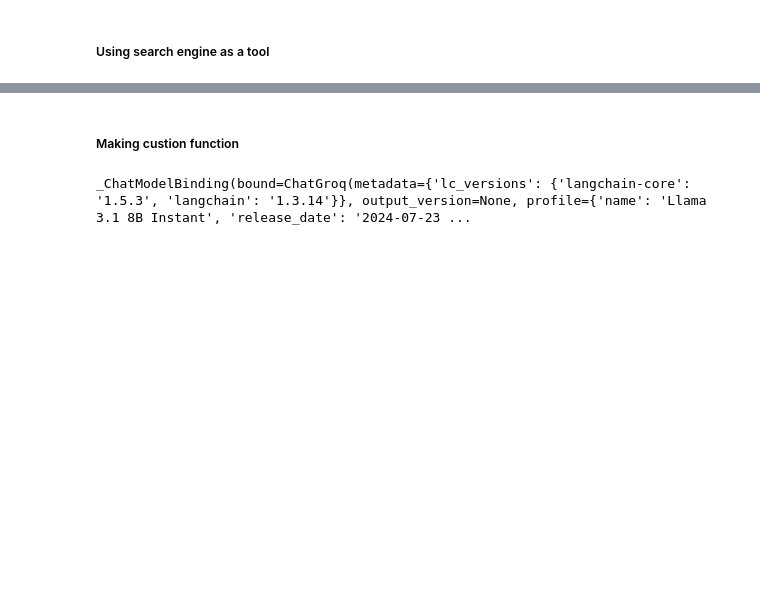
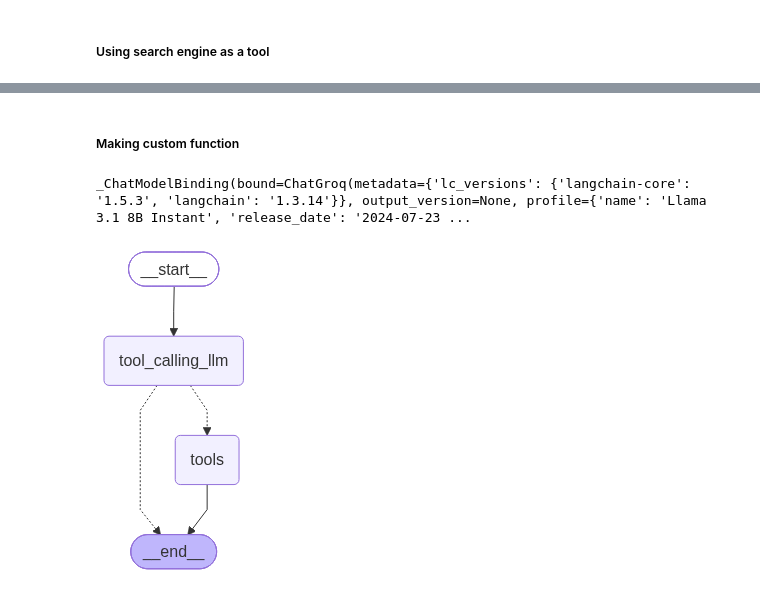
Before and after one commit to zainabkhalid18/AgenticLanggraph, a Jupyter notebook: 1. BasicChatbot/basicchatbot.ipynb, the cells around one changed output, grey strips where cells are left out. Saved outputs shown, nothing was run; the diff lists cells and outputs as text; code cells hidden in the pictures; blank space fills up the shorter version.

```diff
--- a/1. BasicChatbot/basicchatbot.ipynb
+++ b/1. BasicChatbot/basicchatbot.ipynb
@@ -138,5 +138,5 @@ tool.invoke("What is langgraph")
 # %% [markdown]
-##### Making custion function
+##### Making custom function
 # %%
 #write function and generate docstring
 #docstrings are important because once we bind any function with our llm then this function will be used as a tool
@@ -150,6 +150,7 @@ def multiply(a:int,b:int)->int:
     Returns:
         int: output int
     """
+    return a*b
 # %%
 # create variable tools and write the name of the first tool and the function to be used as a second tool
 tools = [tool, multiply] #so now we have a list of tools
@@ -163,14 +164,34 @@ _ChatModelBinding(bound=ChatGroq(metadata={'lc_versions': {'langchain-core': '1.
 # %%
 # stategraph
 from langgraph.graph import StateGraph,START,END
-# all the tools that we have created this needs to be converted into a tool node
+# all the tools that we have created needs to be converted into a tool node
 from langgraph.prebuilt import ToolNode
 #
 from langgraph.prebuilt import tools_condition
 
 ## Node definition
+def tool_calling_llm(state:State):
+    return{"messages":[llm_with_tools.invoke(state["messages"])]}
 
 ## Create graph
-builder = StateGraph(State)
-builder.add_node("tool_calling_llm")
-builder.add_node("tools" , ToolNode(tools))
+graph_builder = StateGraph(State)
+graph_builder.add_node("tool_calling_llm" , tool_calling_llm)
+graph_builder.add_node("tools" , ToolNode(tools))
+
+# add the edges
+graph_builder.add_edge(START , "tool_calling_llm")
+#from the tool calling llm there are two edges. one to the tools and other to the end
+# so its a conditional edge
+graph_builder.add_conditional_edges(
+    "tool_calling_llm",
+    #if teh latest mesage from the assistant is a tool call -> tools_condition routes to tools
+    #if the latest message from assistant is not a tool call -> tools_condition outes to END
+    tools_condition
+)
+
+graph_builder.add_edge("tools",END)
+
+##Now compile the graph
+graph_builder.compile()
+# %% [output]
+[figure, added]
```
Also changed, not shown: parts of 11 cells of this notebook.
